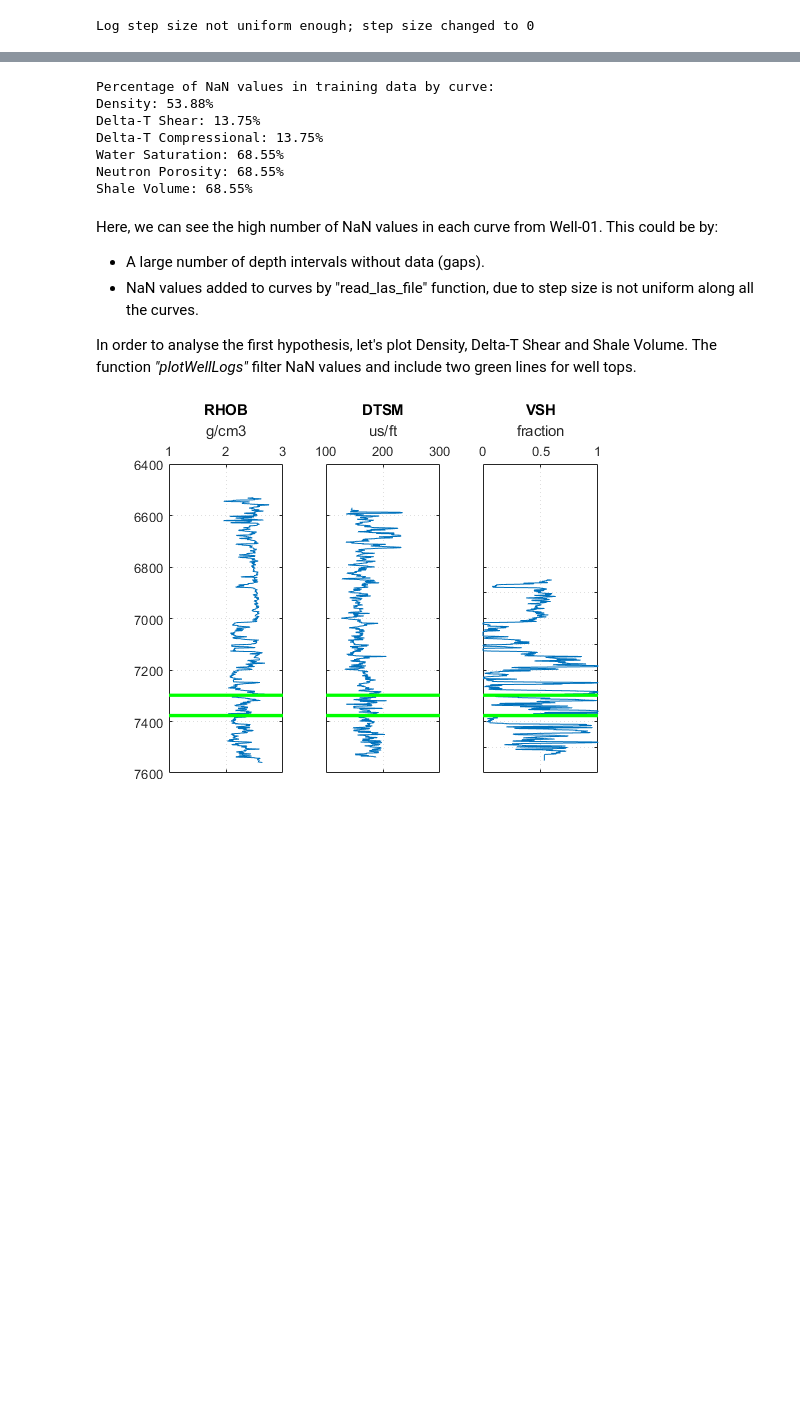
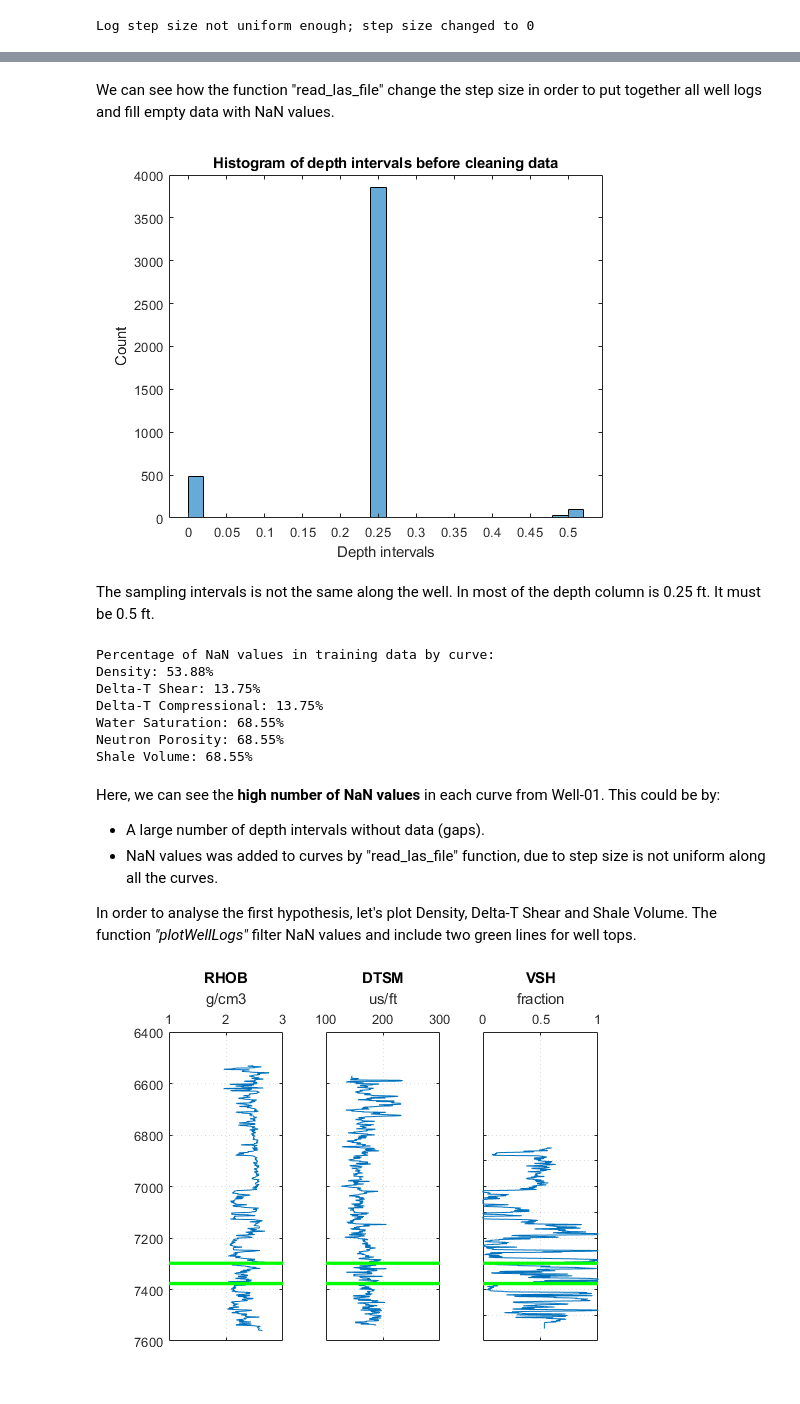
Before and after one commit to EdinsonLeandro/Well_log_predictions, a Jupyter notebook: S-Wave Prediction.ipynb, the cells around one changed output, grey strips where cells are left out. Drawn from its saved outputs; the diff is of its cells as text; code cells hidden in the pictures; blank space fills up the shorter version.

```diff
--- a/S-Wave Prediction.ipynb
+++ b/S-Wave Prediction.ipynb
@@ -64,3 +84,19 @@ In the structure returned by <i>"read_las_file"</i> function, the field <i>"curv
+# %% [markdown]
+We can see how the function "read_las_file" change the step size in order to put together all well logs and fill empty data with NaN values.
+# %%
+% Substract the next depth value with the previous one and keep into "measureIntervals" vector.
+% This approach tries to avoid for loops, because it's inefficient
+measureIntervals = Training_data.curves(2:end, 1) - Training_data.curves(1:end-1, 1);
+
+% Plot histogram of depth intervals
+histogram(measureIntervals)
+title('Histogram of depth intervals before cleaning data')
+xlabel('Depth intervals')
+ylabel('Count')
+# %% [output]
+[figure, added]
+# %% [markdown]
+The sampling intervals is not the same along the well. In most of the depth column is 0.25 ft. It must be 0.5 ft.
 # %%
 % NaN values into Well-01
 disp('Percentage of NaN values in training data by curve:')
@@ -83,9 +119,9 @@ Water Saturation: 68.55%
 Neutron Porosity: 68.55%
 Shale Volume: 68.55%
 # %% [markdown]
-Here, we can see the high number of NaN values in each curve from Well-01. This could be by:
+Here, we can see the <b>high number of NaN values</b> in each curve from Well-01. This could be by:
 - A large number of depth intervals without data (gaps).
-- NaN values added to curves by "read_las_file" function, due to step size is not uniform along all the curves.
+- NaN values was added to curves by "read_las_file" function, due to step size is not uniform along all the curves.
 
 In order to analyse the first hypothesis, let's plot Density, Delta-T Shear and Shale Volume. The function <i>"plotWellLogs"</i> filter NaN values and include two green lines for well tops.
 # %%
```
Also changed, not shown: parts of 20 cells of this notebook.
